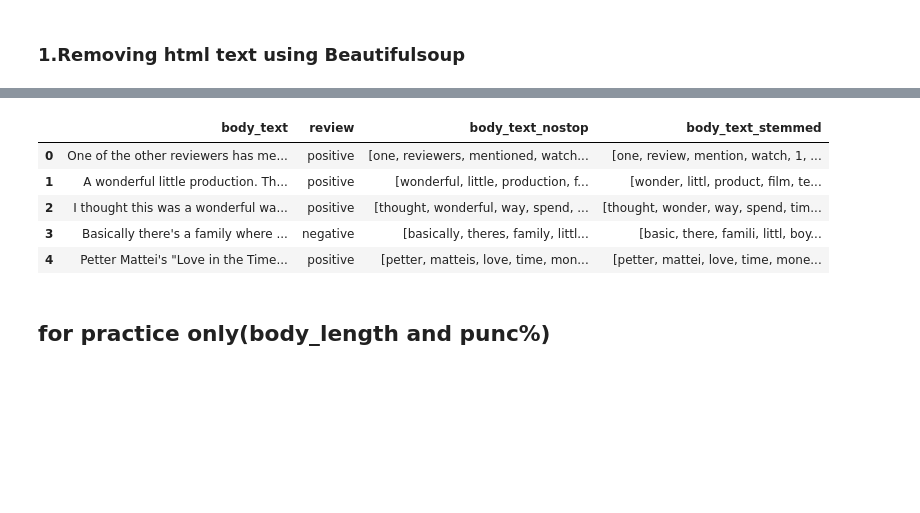
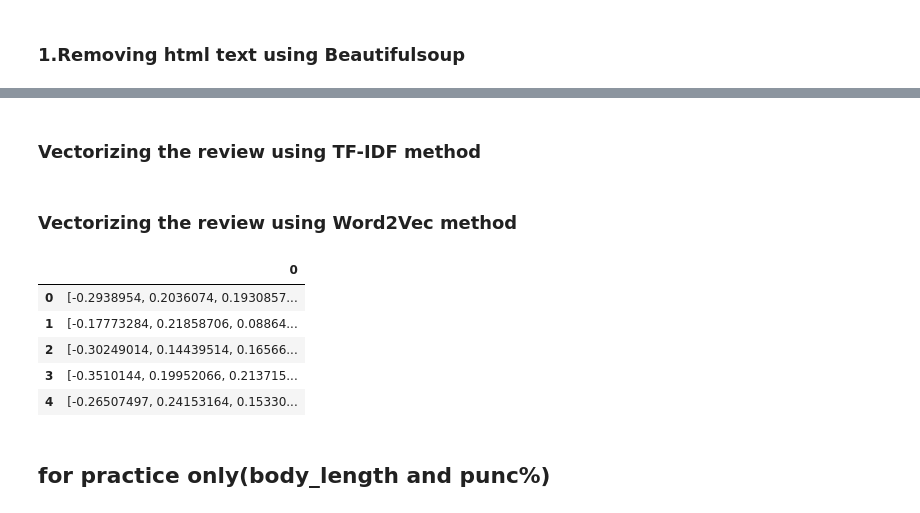
Before and after one commit to nirmal2i43a5/Movie-Review-Sentiment-Predictive-Analysis, a Jupyter notebook: movie_review_sentiment_analysis.ipynb, the cells around one changed output, grey strips where cells are left out. Cells and saved outputs as stored; diff of their text form; code cells hidden in the pictures; blank space fills up the shorter version.

```diff
--- a/movie_review_sentiment_analysis.ipynb
+++ b/movie_review_sentiment_analysis.ipynb
@@ -102,17 +82,2 @@ ps = nltk.PorterStemmer()
-# %%
-
-
-def stemming(tokenized_text):
-    text = [ps.stem(word) for word in tokenized_text]
-    return text
-
-data['body_text_stemmed'] = data['body_text_nostop'].apply(lambda x: stemming(x))
-
-data.head()
-# %% [output]
-|  | body_text | review | body_text_nostop | body_text_stemmed |
-| 0 | One of the other reviewers has me... | positive | [one, reviewers, mentioned, watch... | [one, review, mention, watch, 1, ... |
-| 1 | A wonderful little production. Th... | positive | [wonderful, little, production, f... | [wonder, littl, product, film, te... |
-| 2 | I thought this was a wonderful wa... | positive | [thought, wonderful, way, spend, ... | [thought, wonder, way, spend, tim... |
-| 3 | Basically there's a family where ... | negative | [basically, theres, family, littl... | [basic, there, famili, littl, boy... |
-| 4 | Petter Mattei's "Love in the Time... | positive | [petter, matteis, love, time, mon... | [petter, mattei, love, time, mone... |
+# %% [markdown]
+### Vectorizing the review using TF-IDF method
@@ -119,3 +96,28 @@ data.head()
+# %% [markdown]
+### Vectorizing the review using Word2Vec method
+# %%
+# copying to
+# data['tokenized_review'] = data['cleaned_review_text']
+
+# Training word2vector mode
+word2vec_model = gensim.models.Word2Vec(sentences=data['cleaned_review_text'], vector_size=100, window=5, min_count=2, workers=4)
+
+def vectorize_review(review, model):
+    vectors = [model.wv[word] for word in review if word in model.wv]
+    return np.mean(vectors, axis=0) if vectors else np.zeros(model.vector_size)
+
+word2vec_matrix = np.array(data['cleaned_review_text'].apply(lambda x: vectorize_review(x, word2vec_model)))
+# %%
+# Convert to DataFrame for visualization
+word2vec_df = pd.DataFrame(word2vec_matrix)
+word2vec_df.head()
+# %% [output]
+|  | 0 |
+| 0 | [-0.2938954, 0.2036074, 0.1930857... |
+| 1 | [-0.17773284, 0.21858706, 0.08864... |
+| 2 | [-0.30249014, 0.14439514, 0.16566... |
+| 3 | [-0.3510144, 0.19952066, 0.213715... |
+| 4 | [-0.26507497, 0.24153164, 0.15330... |
 # %% [markdown]
 ## for practice only(body_length and punc%)
 # %%
```
Also changed, not shown: parts of 19 cells of this notebook.
